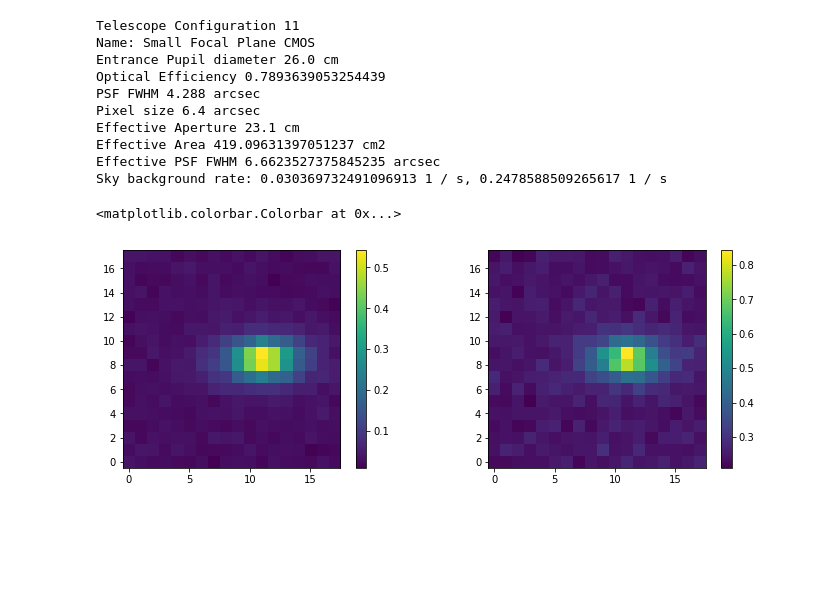
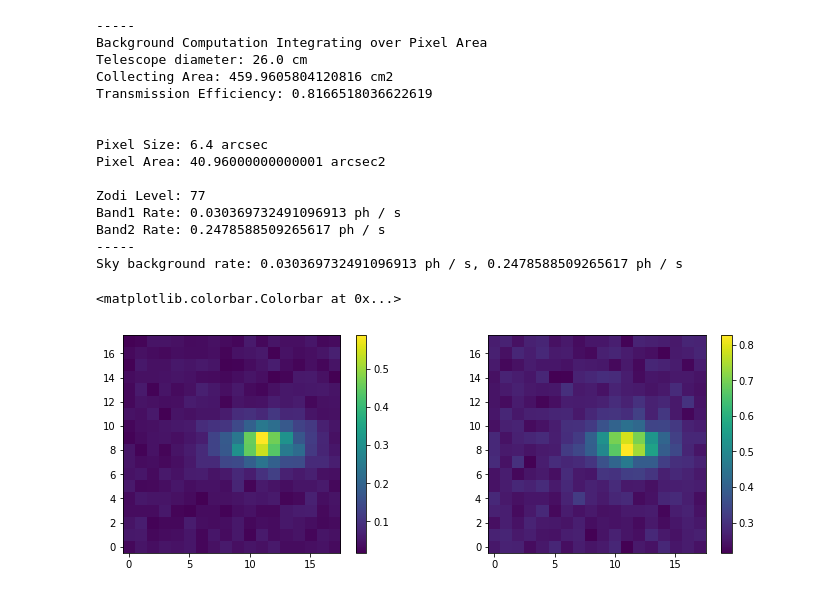
Before and after one commit to bwgref/duet-astro, a Jupyter notebook: notebooks/Imaging Mag Limit.ipynb, the cells around one changed output. Drawn from its saved outputs; the diff is of its cells as text; code cells hidden in the pictures; blank space fills up the shorter version.

Commit message:
Corrected usage of construct_image, brought Imaging Mag Limit up to date

```diff
--- a/notebooks/Imaging Mag Limit.ipynb
+++ b/notebooks/Imaging Mag Limit.ipynb
@@ -5,79 +5,65 @@ import matplotlib.pyplot as plt
 from astropy import units as u
 from astropy.io import fits
 
+from astroduet.config import Telescope
 from astroduet.bbmag import bb_abmag_fluence, bb_abmag
-from astroduet.image_utils import construct_image, find, duet_psf, gaussian_psf, run_daophot, ap_phot
-from astroduet.duet_sensitivity import bgd_sky_qe_rate
+from astroduet.image_utils import construct_image, find, run_daophot, ap_phot, estimate_background
+from astroduet.background import background_pixel_rate
 from astroduet.duet_telescope import load_telescope_parameters
 from astroduet.diff_image import py_zogy
 
 # Set up telescope parameters
-diameter, qe, psf_fwhm, pixel_size, efficiency = load_telescope_parameters(11)
-duet_band1 = [193,233] * u.nm
-duet_band2 = [260,320] * u.nm
-read_noise = 3.
-
-point_drift = 1 * u.arcsec # To be added to the PSF in quadrature
-point_jitter = 5 * u.arcsec
-psf_fwhm = (psf_fwhm**2 + point_drift**2 + point_jitter**2)**0.5 # [4,6,10] * ur.arcsec
-psf_fwhm_pix = psf_fwhm / pixel_size
-print('Effective PSF FWHM {}'.format(psf_fwhm))
-
-# Stuff from DUET AB Mag Limit On-Axis
-trans_eff = (0.975)**8
-area = np.pi * (diameter*0.5)**2
-area_onaxis = np.pi * (0.5*24.2*u.cm)**2
-efficiency = area_onaxis / area
+duet = Telescope()
 
 # Define image simulation parameters
 exposure = 300 * u.s
 frame = np.array((18,18)) # Dimensions of the image I'm simulating in DUET pixels (18x18 ~ 2x2 arcmin)
 
 # Calculate sky background
-sky_bg1 = bgd_sky_qe_rate(low_zodi=True,band=duet_band1,qe_band=1,diameter=diameter,\
-                            pixel_size=pixel_size,real_red=True)
-sky_rate1 = trans_eff * efficiency * sky_bg1
-sky_bg2 = bgd_sky_qe_rate(low_zodi=True,band=duet_band2,qe_band=2,diameter=diameter,\
-                            pixel_size=pixel_size,real_red=True)
-sky_rate2 = trans_eff * efficiency * sky_bg2
+[sky_rate1, sky_rate2] = background_pixel_rate(duet, low_zodi = True, diag=True)
 print("Sky background rate: {}, {}".format(sky_rate1,sky_rate2))
 
 # Background galaxy
 galaxy = 'spiral'
 gal_params = None
 # %% [output]
-Telescope Configuration 11
-Name: Small Focal Plane CMOS
-Entrance Pupil diameter 26.0 cm
-Optical Efficiency 0.7893639053254439
-PSF FWHM 4.288 arcsec
-Pixel size 6.4 arcsec
-Effective Aperture 23.1 cm
-Effective Area 419.09631397051237 cm2
-Effective PSF FWHM 6.6623527375845235 arcsec
-Sky background rate: 0.030369732491096913 1 / s, 0.2478588509265617 1 / s
+-----
+Background Computation Integrating over Pixel Area
+Telescope diameter: 26.0 cm
+Collecting Area: 459.9605804120816 cm2
+Transmission Efficiency: 0.8166518036622619
+
+
+Pixel Size: 6.4 arcsec
+Pixel Area: 40.96000000000001 arcsec2
+
+Zodi Level: 77
+Band1 Rate: 0.030369732491096913 ph / s
+Band2 Rate: 0.2478588509265617 ph / s
+-----
+Sky background rate: 0.030369732491096913 ph / s, 0.2478588509265617 ph / s
 # %%
 # Simulate reference images, without source, 5 exposures
 # Currently a perfect co-add
 n_exp = 5
-ref_image1 = construct_image(frame, pixel_size, exposure, psf_fwhm, read_noise, \
-                            psf='duet', gal_type=galaxy, sky_rate=sky_rate1, n_exp=n_exp)
+ref_image1 = construct_image(frame, exposure, \
+                            gal_type=galaxy, sky_rate=sky_rate1, n_exp=n_exp)
 ref_image_rate1 = ref_image1 / (n_exp * exposure.value)
 
-ref_image2 = construct_image(frame, pixel_size, exposure, psf_fwhm, read_noise, \
-                            psf='duet', gal_type=galaxy, sky_rate=sky_rate2, n_exp=n_exp)
+ref_image2 = construct_image(frame, exposure, \
+                            gal_type=galaxy, sky_rate=sky_rate2, n_exp=n_exp)
 ref_image_rate2 = ref_image2 / (n_exp * exposure.value)
 
 plt.figure(figsize=[12,4])
 plt.subplot(121)
-plt.imshow(ref_image_rate1, cmap='viridis', aspect=1, origin='lower')
+plt.imshow(ref_image_rate1.value, cmap='viridis', aspect=1, origin='lower')
 plt.colorbar()
 plt.subplot(122)
-plt.imshow(ref_image_rate2, cmap='viridis', aspect=1, origin='lower')
+plt.imshow(ref_image_rate2.value, cmap='viridis', aspect=1, origin='lower')
 plt.colorbar()
 # %% [output]
 <matplotlib.colorbar.Colorbar at 0x...>
-[figure, old version]
+[figure, new version]
 # %%
 # Really simple fading blackbody simulation
 bbtemp = 20000 * u.K
```
Also changed, not shown: parts of 9 cells of this notebook, 1 other file.
